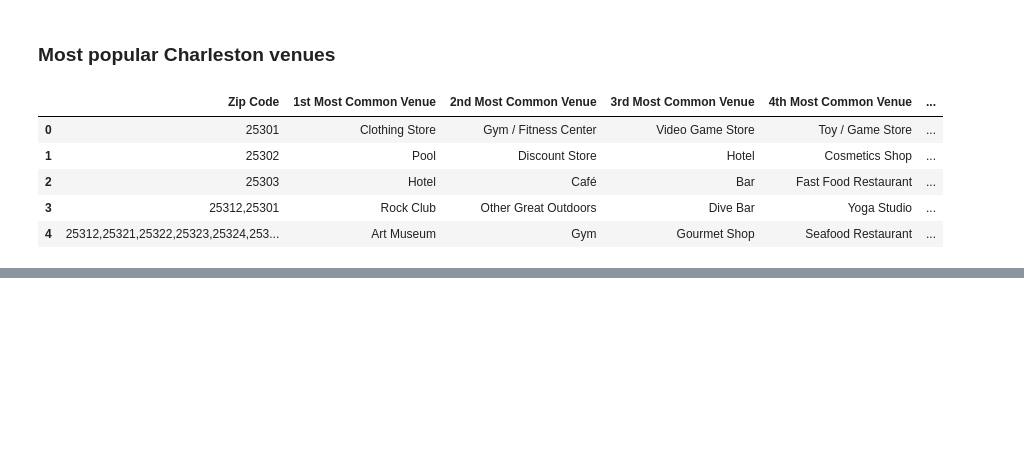
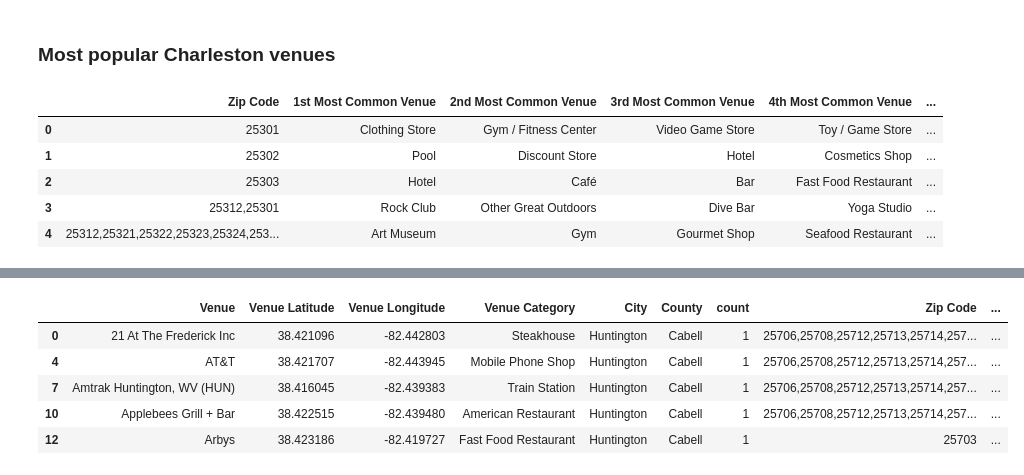
Before and after one commit to bustedware/Coursera_Capstone, a Jupyter notebook: Coursera_Capstone.ipynb, the cells around one changed output, grey strips where cells are left out. Drawn from its saved outputs; the diff is of its cells as text; code cells hidden in the pictures; blank space fills up the shorter version.

```diff
--- a/Coursera_Capstone.ipynb
+++ b/Coursera_Capstone.ipynb
@@ -249,21 +256,22 @@ hlon=(huntington_venues['Venue Longitude'].max()+huntington_venues['Venue Longit
 clat=(charleston_venues['Venue Latitude'].max()+charleston_venues['Venue Latitude'].min())/2
 clon=(charleston_venues['Venue Longitude'].max()+charleston_venues['Venue Longitude'].min())/2
 map_wv = [
-    {'map':folium.Map(location=[hlat, hlon], zoom_start=12,width='100%'),'venues':huntington_venues,'most_popular':None},
-    {'map':folium.Map(location=[clat, clon], zoom_start=12,width='100%'),'venues':charleston_venues,'most_popular':None}
+    {'lat':hlat,'lon':hlon,'venues':huntington_venues,'latlon':latlon[latlon['City']=='Huntington'],'map':None,'most_popular':None,'onehot':None,'merged_venues_popular':None,'merged_latlon_popular':None,'clusters':None,'clusters2':None},
+    {'lat':clat,'lon':clon,'venues':charleston_venues,'latlon':latlon[latlon['City']=='Charleston'],'map':None,'most_popular':None,'onehot':None,'merged_venues_popular':None,'merged_latlon_popular':None,'clusters':None,'clusters2':None}
 ]
 
 # add markers to map
 for m in map_wv:
-  for lat, lng, borough, neighborhood in zip(m['venues']['Venue Latitude'], m['venues']['Venue Longitude'], m['venues']['Venue Category'], m['venues']['Venue']):
-    label = '{}, {}'.format(neighborhood, borough)
-    label = folium.Popup(label, parse_html=True)
-    folium.CircleMarker(
-        [lat, lng],
-        radius=5,
-        popup=label,
-        color='blue',
-        fill=True,
-        fill_color='#3186cc',
-        fill_opacity=0.7,
-        parse_html=False).add_to(m['map'])
+    m['map']=folium.Map(location=[m['lat'], m['lon']], zoom_start=12,width='100%')
+    for lat, lng, borough, neighborhood in zip(m['venues']['Venue Latitude'], m['venues']['Venue Longitude'], m['venues']['Venue Category'], m['venues']['Venue']):
+        label = '{}, {}'.format(neighborhood, borough)
+        label = folium.Popup(label, parse_html=True)
+        folium.CircleMarker(
+            [lat, lng],
+            radius=5,
+            popup=label,
+            color='blue',
+            fill=True,
+            fill_color='#3186cc',
+            fill_opacity=0.7,
+            parse_html=False).add_to(m['map'])
@@ -332,0 +421,15 @@ map_wv[1]['most_popular'].head()
+# %%
+from sklearn.preprocessing import LabelEncoder
+huntington_and_charleston_venues=pd.concat([map_wv[0]['venues'],map_wv[1]['venues']])
+labelencoder = LabelEncoder()
+huntington_and_charleston_venues['category_id']=labelencoder.fit_transform(huntington_and_charleston_venues['Venue Category'])
+huntington_and_charleston_venues['city_id']=labelencoder.fit_transform(huntington_and_charleston_venues['City'])
+huntington_and_charleston_venues['zipcode_id']=labelencoder.fit_transform(huntington_and_charleston_venues['Zip Code'])
+huntington_and_charleston_venues.head()
+# %% [output]
+|  | Venue | Venue Latitude | Venue Longitude | Venue Category | City | County | count | Zip Code | ... |
+| 0 | 21 At The Frederick Inc | 38.421096 | -82.442803 | Steakhouse | Huntington | Cabell | 1 | 25706,25708,25712,25713,25714,257... | ... |
+| 4 | AT&T | 38.421707 | -82.443945 | Mobile Phone Shop | Huntington | Cabell | 1 | 25706,25708,25712,25713,25714,257... | ... |
+| 7 | Amtrak Huntington, WV (HUN) | 38.416045 | -82.439383 | Train Station | Huntington | Cabell | 1 | 25706,25708,25712,25713,25714,257... | ... |
+| 10 | Applebees Grill + Bar | 38.422515 | -82.439480 | American Restaurant | Huntington | Cabell | 1 | 25706,25708,25712,25713,25714,257... | ... |
+| 12 | Arbys | 38.423186 | -82.419727 | Fast Food Restaurant | Huntington | Cabell | 1 | 25703 | ... |
```
Also changed, not shown: parts of 23 cells of this notebook.
